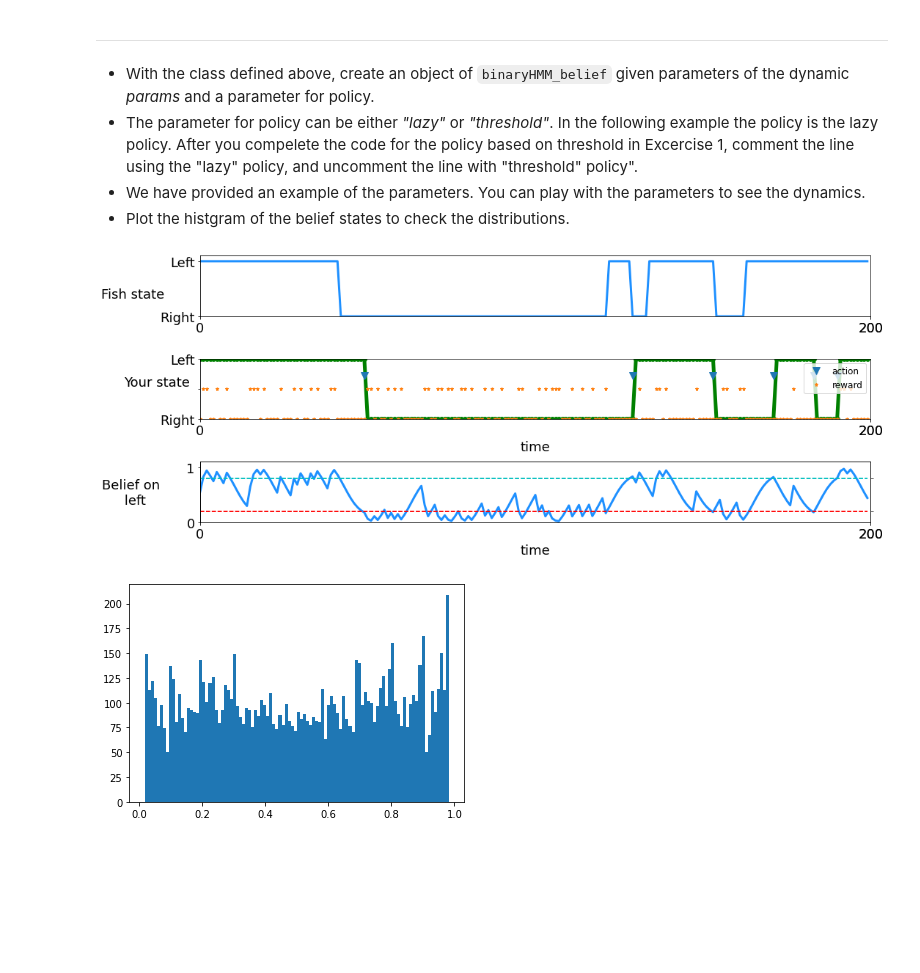
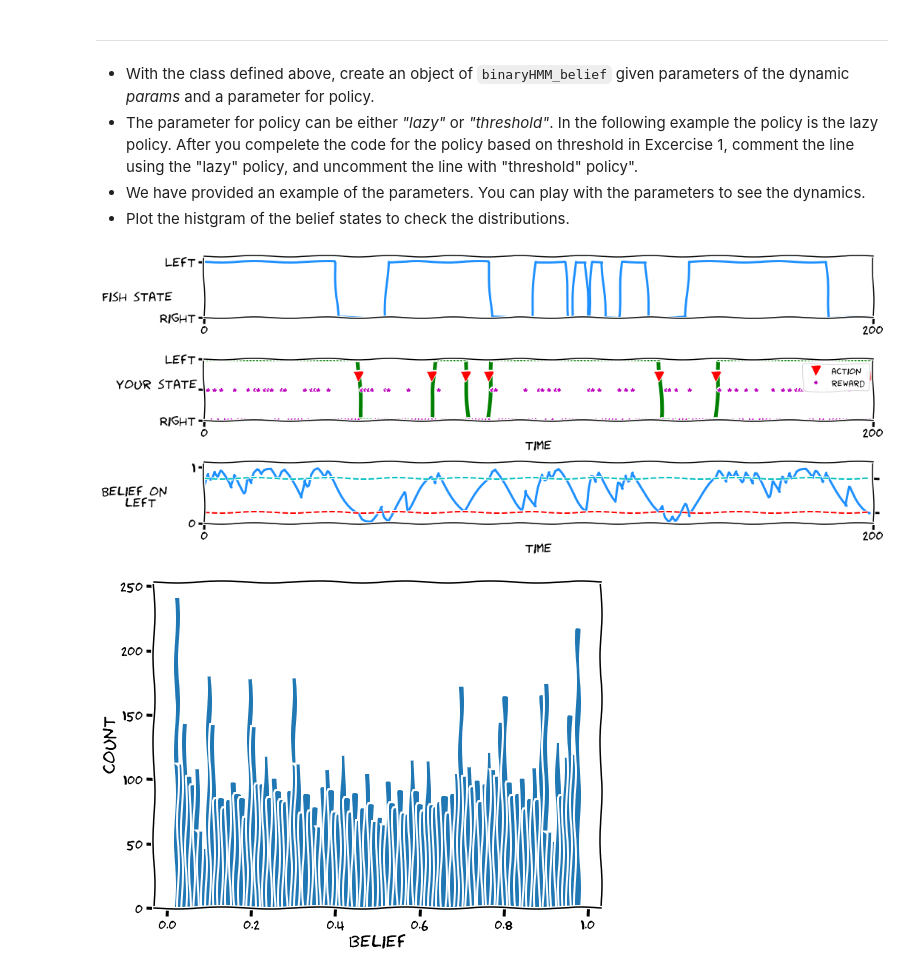
Before and after one commit to zhengww/NeuroMatchAcademy, a Jupyter notebook: Tutorial1_optimal_control_discrete.ipynb, the cells around one changed output. Saved outputs shown, nothing was run; the diff lists cells and outputs as text; code cells hidden in the pictures; blank space fills up the shorter version.

```diff
--- a/Tutorial1_optimal_control_discrete.ipynb
+++ b/Tutorial1_optimal_control_discrete.ipynb
@@ -185,13 +205,13 @@ binaryHMM_test.plot_world(world_state)
 # %%
 T = 1000
-
-p_stay = 1     # probability fish stay
-rp_high = .4    # p(catch fish) when you're on their side
-rp_low = .1     # p(catch fish) when you're on other side
+p_stay = 1      # probability fish stay
+rew_probability_high = .4    # p(catch fish) when you're on their side
+rew_probability_low = .1     # p(catch fish) when you're on other side
 # %%
-params = [T, p_stay, rp_high, rp_low, _]
+params = [T, p_stay, rew_probability_high, rew_probability_low, _]
+binaryHMM_test = binaryHMM(params, world_initial= 0, loc_initial=0)
+world_state, loc, measurement = binaryHMM_test.generate_process_lazy()
 
-binaryHMM_test = binaryHMM(params, world_initial= 0, loc_initial=0)
-world_state, loc, meas = binaryHMM_test.generateProcess_lazy()
-binaryHMM_test.plot_meas(meas)
+with plt.xkcd():
+    binaryHMM_test.plot_measurement(measurement)
 # %% [output]
@@ -399,7 +542,7 @@ rp_low = .1     # p(catch fish) when you're on other side
 
 threshold = .2    # threshold of belief below which switching is taken
 
-params = [T, p_stay, rp_high, rp_low, threshold]
+params = [T, p_stay, rew_probability_high, rew_probability_low, threshold]
 
 #binaryHMM_test = binaryHMM_belief(params, choose_policy="lazy")
 binaryHMM_test = binaryHMM_belief(params, choose_policy="threshold")
@@ -407,17 +550,19 @@ binaryHMM_test = binaryHMM_belief(params, choose_policy="threshold")
 """
 Plot the dynamics of the binaryHMM task
 """
-belief, loc, act, meas, world_state = binaryHMM_test.generateProcess()
-binaryHMM_test.plot_dynamics(belief, loc, act, meas, world_state)
+belief, loc, act, measurement, world_state = binaryHMM_test.generate_process()
+with plt.xkcd():
+    binaryHMM_test.plot_dynamics(belief, loc, act, measurement, world_state)
 # %% [output]
-[figure, old version]
+[figure, new version]
 # %%
 """
 Check the distribution of beliefs.
 """
-binaryHMM_test.belief_histogram(belief[0, :]) # histgram of the belief on the left box
+with plt.xkcd():
+    binaryHMM_test.belief_histogram(belief[0, :]) # histgram of the belief on the left box
 # %% [output]
-[figure, old version]
+[figure, new version]
 # %% [markdown]
 ### Exercise 3: Value function
 Now we have generated behavioral for a parameterized policy. Let's calculate the value of that policy.
```
Also changed, not shown: parts of 23 cells of this notebook, 1 other file.
